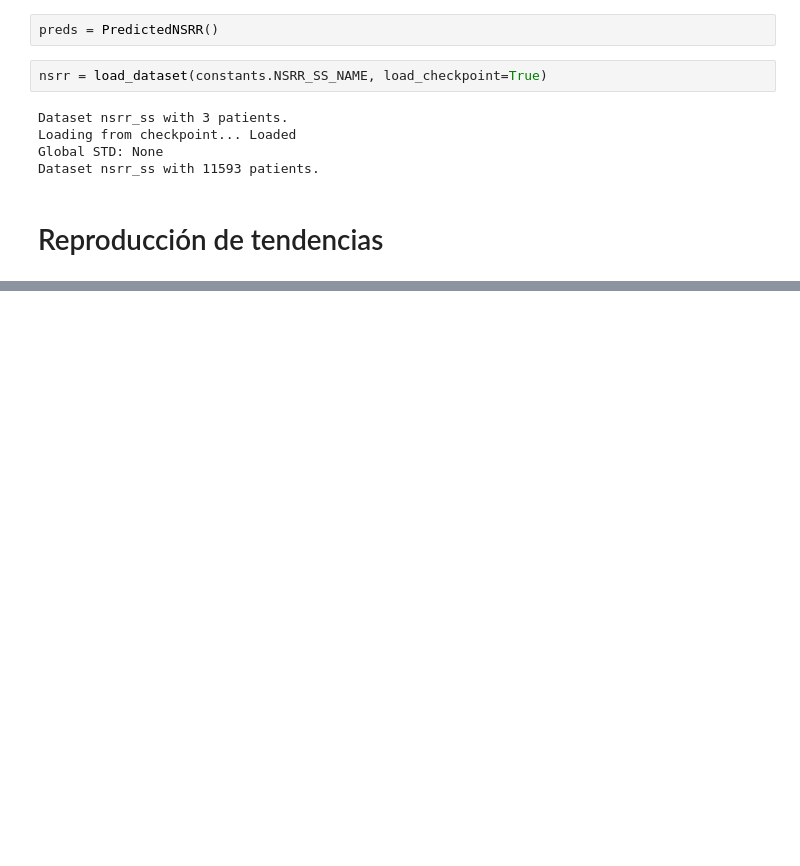
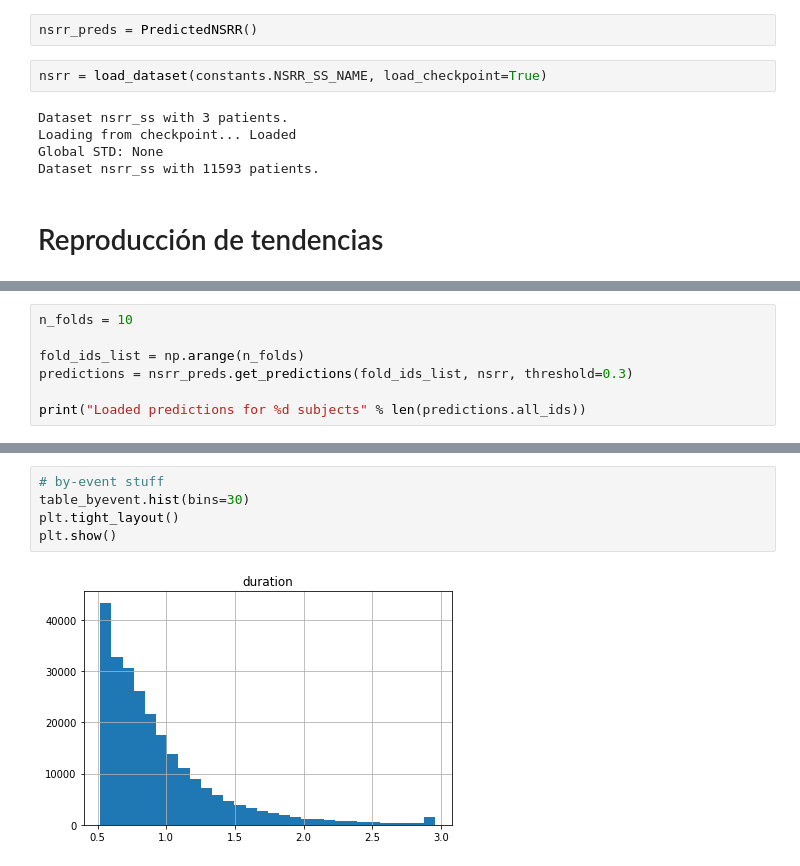
Before and after one commit to nicolasigor/sleep-rnn, a Jupyter notebook: figs_thesis/2021_result_nsrr.ipynb, the cells around one changed output, grey strips where cells are left out. Cells and saved outputs as stored; diff of their text form; blank space fills up the shorter version.

Commit message:
nsrr explore

```diff
--- a/figs_thesis/2021_result_nsrr.ipynb
+++ b/figs_thesis/2021_result_nsrr.ipynb
@@ -96,7 +86,7 @@ class PredictedNSRR(object):
                 subject_to_fold_map[subject_id] = fold_id
         return subject_to_fold_map
 # %%
-preds = PredictedNSRR()
+nsrr_preds = PredictedNSRR()
 # %%
 nsrr = load_dataset(constants.NSRR_SS_NAME, load_checkpoint=True)
 # %% [output]
@@ -110,0 +99,7 @@ n_folds = 2
+# %%
+n_folds = 10
+
+fold_ids_list = np.arange(n_folds)
+predictions = nsrr_preds.get_predictions(fold_ids_list, nsrr, threshold=0.3)
+
+print("Loaded predictions for %d subjects" % len(predictions.all_ids))
@@ -110,0 +223,7 @@ n_folds = 2
+# %%
+# by-event stuff
+table_byevent.hist(bins=30)
+plt.tight_layout()
+plt.show()
+# %% [output]
+[figure, added]
```
Also changed, not shown: parts of 22 cells of this notebook.
